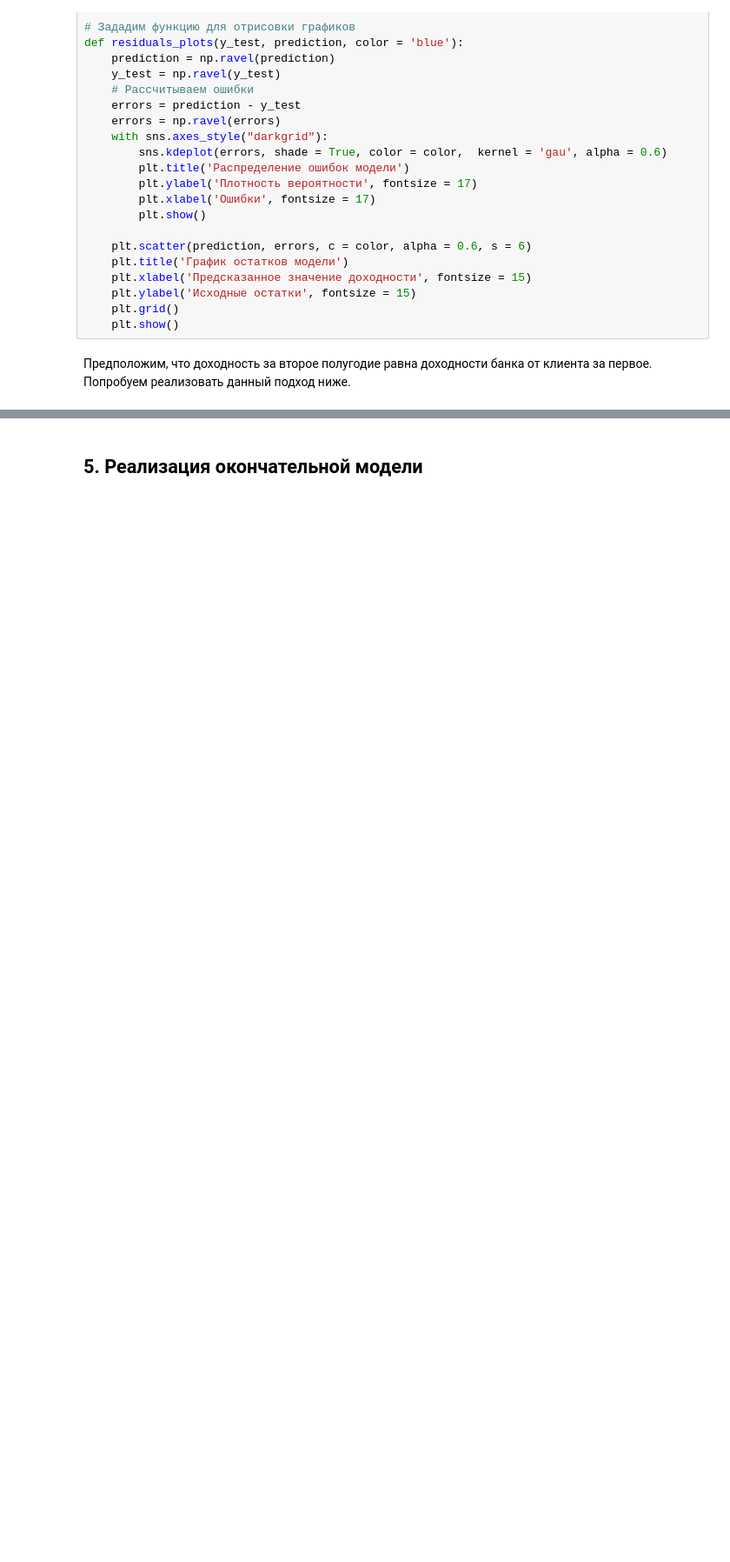
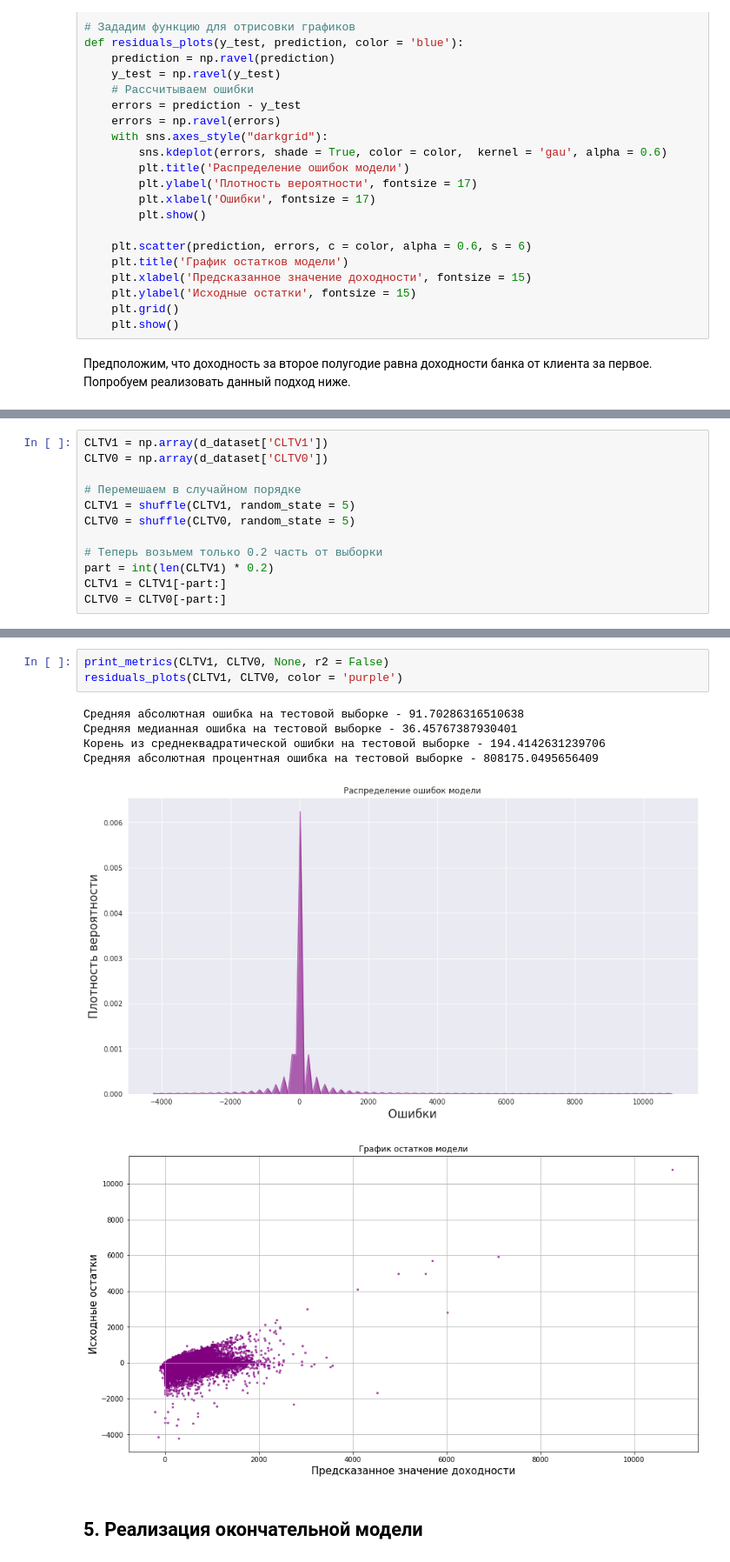
Before and after one commit to Dreamlone/Championships_and_hackathons, a Jupyter notebook: Чемпионат Changellenge Cup IT 2020/1st_round/Чемпионат Changellenge Cup IT 2020. Первый этап. Команда MYNI. Описание модели.ipynb, the cells around one changed output, grey strips where cells are left out. Shown at 87% size. Saved outputs shown, nothing was run; the diff lists cells and outputs as text; blank space fills up the shorter version.

```diff
--- a/Чемпионат Changellenge Cup IT 2020/1st_round/Чемпионат Changellenge Cup IT 2020. Первый этап. Команда MYNI. Описание модели.ipynb
+++ b/Чемпионат Changellenge Cup IT 2020/1st_round/Чемпионат Changellenge Cup IT 2020. Первый этап. Команда MYNI. Описание модели.ipynb
@@ -494,0 +488,12 @@ residuals_plots(d_dataset['CLTV1'][-10000:], d_dataset['CLTV0'][-10000:], color
+# %%
+CLTV1 = np.array(d_dataset['CLTV1'])
+CLTV0 = np.array(d_dataset['CLTV0'])
+
+# Перемешаем в случайном порядке
+CLTV1 = shuffle(CLTV1, random_state = 5)
+CLTV0 = shuffle(CLTV0, random_state = 5)
+
+# Теперь возьмем только 0.2 часть от выборки
+part = int(len(CLTV1) * 0.2)
+CLTV1 = CLTV1[-part:]
+CLTV0 = CLTV0[-part:]
@@ -495,3 +502,13 @@ residuals_plots(d_dataset['CLTV1'][-10000:], d_dataset['CLTV0'][-10000:], color
+# %%
+print_metrics(CLTV1, CLTV0, None, r2 = False)
+residuals_plots(CLTV1, CLTV0, color = 'purple')
+# %% [output]
+Средняя абсолютная ошибка на тестовой выборке - 91.70286316510638
+Средняя медианная ошибка на тестовой выборке - 36.45767387930401
+Корень из среднеквадратической ошибки на тестовой выборке - 194.4142631239706
+Средняя абсолютная процентная ошибка на тестовой выборке - 808175.0495656409
+[figure, added]
+[figure, added]
 # %% [markdown]
 ## 5. Реализация окончательной модели
 # %%
```
Also changed, not shown: parts of 6 cells of this notebook.
